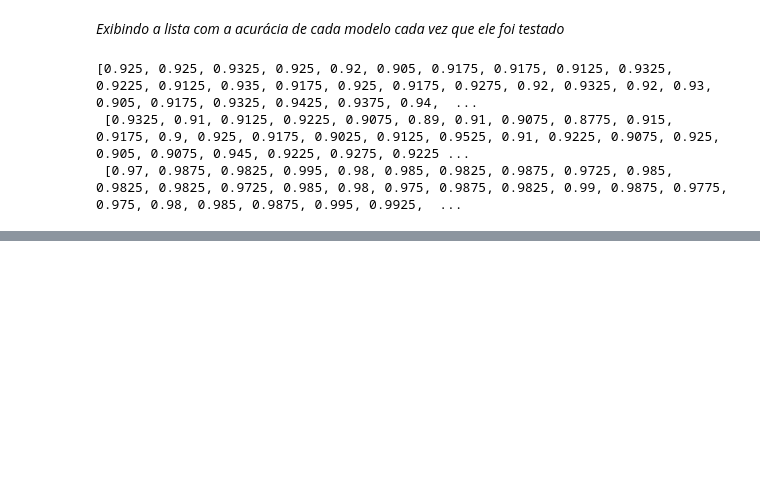
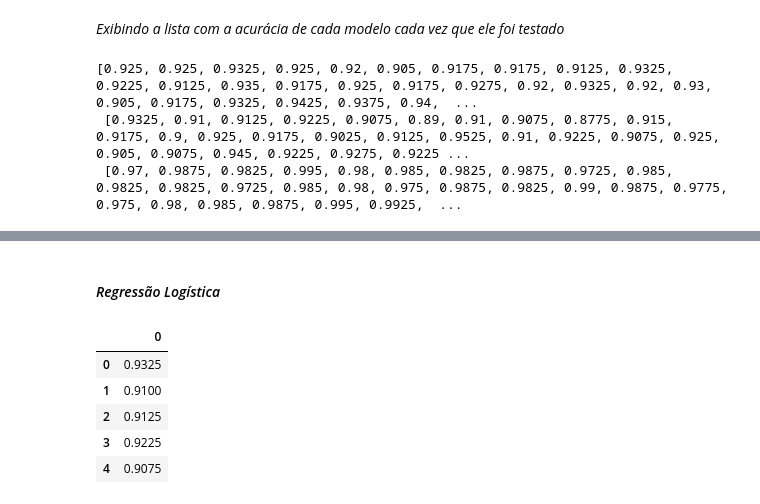
Before and after one commit to JosenildoJunior/StatPyDataScience, a Jupyter notebook: Medidas_de_posição_e_dispersão.ipynb, the cells around one changed output, grey strips where cells are left out. Drawn from its saved outputs; the diff is of its cells as text; code cells hidden in the pictures; blank space fills up the shorter version.

```diff
--- a/Medidas_de_posição_e_dispersão.ipynb
+++ b/Medidas_de_posição_e_dispersão.ipynb
@@ -887,0 +910,15 @@ print(resultados_naive_bayes,'\n', resultados_logistica, '\n',resultados_forest)
+# %% [markdown]
+#### *Regressão Logística*
+# %%
+# Transformando em um DataFrame
+df_logistica = pd.DataFrame(resultados_logistica)
+
+# Observando os valores
+df_logistica.head()
+# %% [output]
+|  | 0 |
+| 0 | 0.9325 |
+| 1 | 0.9100 |
+| 2 | 0.9125 |
+| 3 | 0.9225 |
+| 4 | 0.9075 |
```
Also changed, not shown: parts of 7 cells of this notebook.
